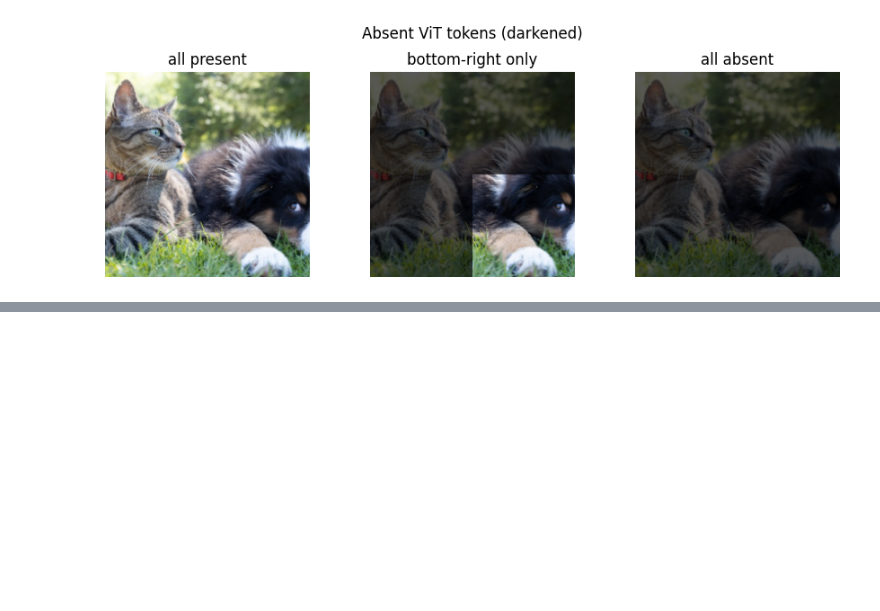
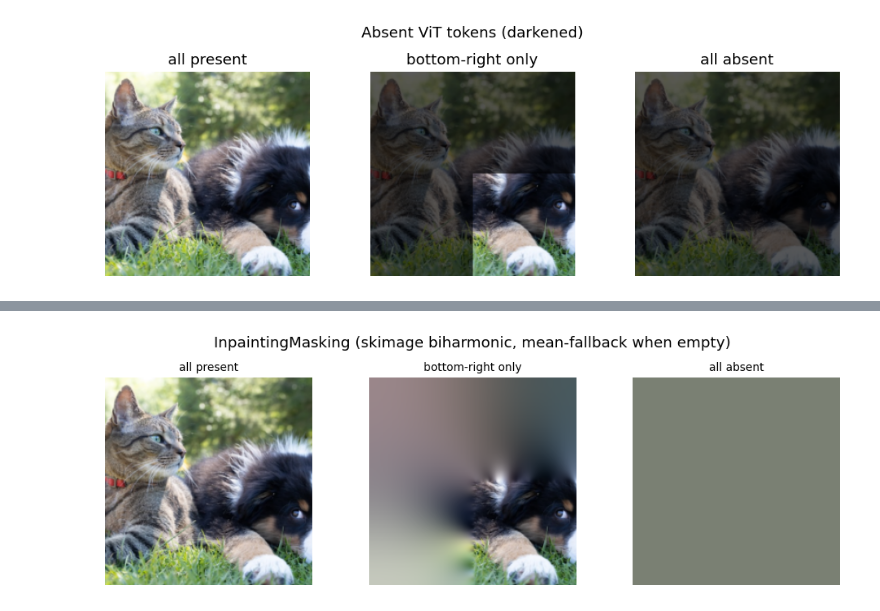
Before and after one commit to S2k-1/shapiq, a Jupyter notebook: src/shapiq/vision/tutorials/supplementary/masking_strategies.ipynb, the cells around one changed output, grey strips where cells are left out. Drawn from its saved outputs; the diff is of its cells as text; code cells hidden in the pictures; blank space fills up the shorter version.

```diff
--- a/src/shapiq/vision/tutorials/supplementary/masking_strategies.ipynb
+++ b/src/shapiq/vision/tutorials/supplementary/masking_strategies.ipynb
@@ -193,0 +257,31 @@ plt.show()
+# %%
+from skimage.restoration import inpaint_biharmonic
+
+from shapiq.vision.masking import InpaintingMasking
+
+
+def biharmonic_inpaint(img: np.ndarray, mask: np.ndarray) -> np.ndarray:
+    """Cheap, deterministic, dependency-free inpainter for the demo.
+
+    Falls back to the image mean color when every pixel is absent (biharmonic
+    interpolation needs at least some known pixels).
+    """
+    if mask.all():
+        return np.broadcast_to(img.mean(axis=(0, 1)), img.shape).astype(np.uint8)
+    out = inpaint_biharmonic(img / 255.0, mask, channel_axis=-1) * 255.0
+    return out.astype(np.uint8)
+
+
+inpainting = InpaintingMasking(inpainter=biharmonic_inpaint)
+masked = inpainting.apply(image, player_masks, batch)
+
+fig, axes = plt.subplots(1, len(coalition_labels), figsize=(9, 3))
+for ax, (label, _), m in zip(axes, coalition_labels, masked, strict=False):
+    ax.imshow(m.astype(np.uint8))
+    ax.set_title(label, fontsize=9)
+    ax.axis("off")
+plt.suptitle("InpaintingMasking (skimage biharmonic, mean-fallback when empty)")
+plt.tight_layout()
+plt.show()
+# %% [output]
+[figure, added]
```
Also changed, not shown: parts of 8 cells of this notebook, 4 other files.
